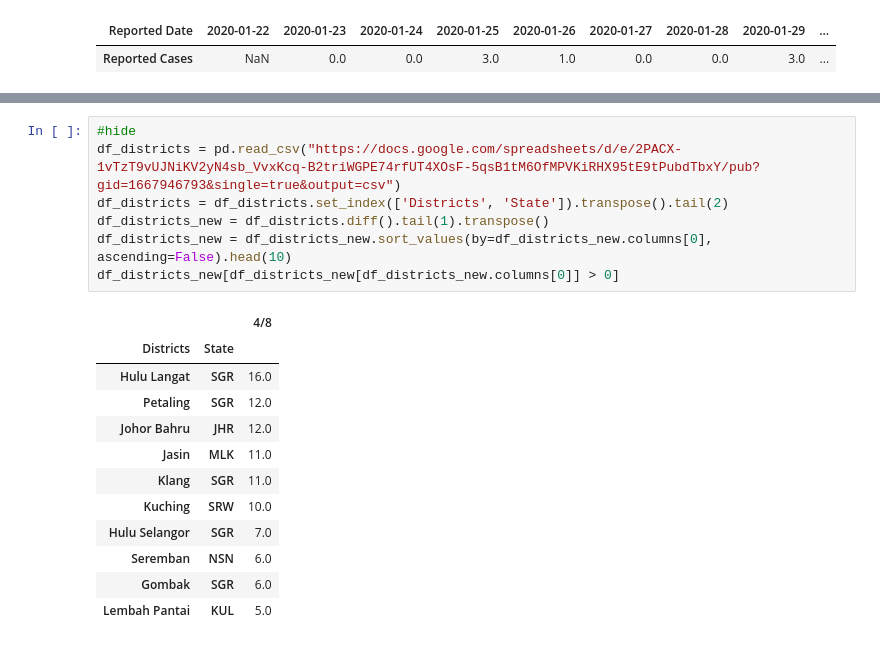
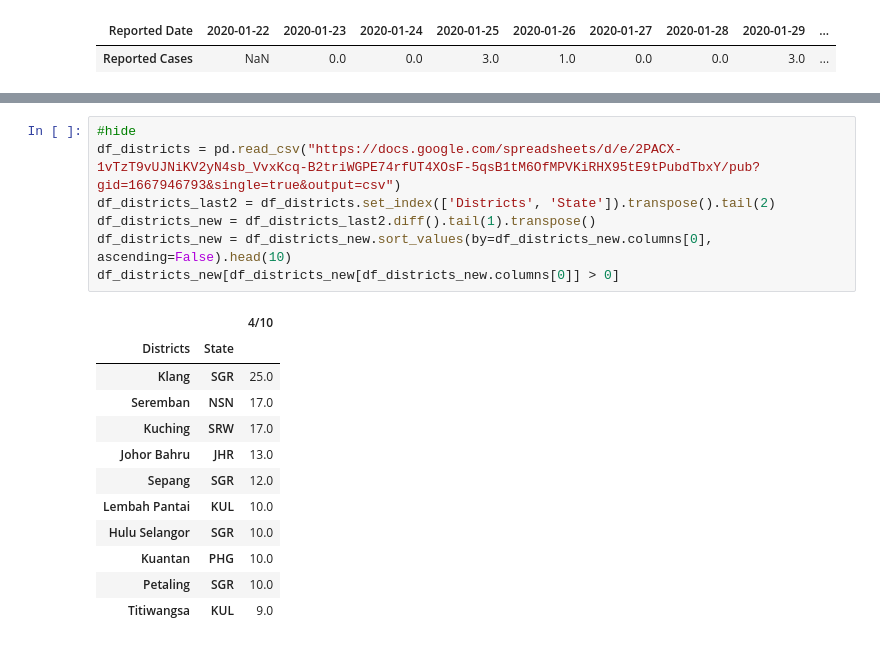
Before and after one commit to holamedia/covid19, a Jupyter notebook: _notebooks/2020-04-07-Cases-in-Malaysia.ipynb, the cells around one changed output, grey strips where cells are left out. Cells and saved outputs as stored; diff of their text form.

```diff
--- a/_notebooks/2020-04-07-Cases-in-Malaysia.ipynb
+++ b/_notebooks/2020-04-07-Cases-in-Malaysia.ipynb
@@ -185,20 +189,20 @@ dtype: int64
 # %%
 #hide
 df_districts = pd.read_csv("https://docs.google.com/spreadsheets/d/e/2PACX-1vTzT9vUJNiKV2yN4sb_VvxKcq-B2triWGPE74rfUT4XOsF-5qsB1tM6OfMPVKiRHX95tE9tPubdTbxY/pub?gid=1667946793&single=true&output=csv")
-df_districts = df_districts.set_index(['Districts', 'State']).transpose().tail(2)
-df_districts_new = df_districts.diff().tail(1).transpose()
+df_districts_last2 = df_districts.set_index(['Districts', 'State']).transpose().tail(2)
+df_districts_new = df_districts_last2.diff().tail(1).transpose()
 df_districts_new = df_districts_new.sort_values(by=df_districts_new.columns[0], ascending=False).head(10)
 df_districts_new[df_districts_new[df_districts_new.columns[0]] > 0]
 # %% [output]
-|  |  | 4/8 |
+|  |  | 4/10 |
 | Districts | State |  |
-| Hulu Langat | SGR | 16.0 |
-| Petaling | SGR | 12.0 |
-| Johor Bahru | JHR | 12.0 |
-| Jasin | MLK | 11.0 |
-| Klang | SGR | 11.0 |
-| Kuching | SRW | 10.0 |
-| Hulu Selangor | SGR | 7.0 |
-| Seremban | NSN | 6.0 |
-| Gombak | SGR | 6.0 |
-| Lembah Pantai | KUL | 5.0 |
+| Klang | SGR | 25.0 |
+| Seremban | NSN | 17.0 |
+| Kuching | SRW | 17.0 |
+| Johor Bahru | JHR | 13.0 |
+| Sepang | SGR | 12.0 |
+| Lembah Pantai | KUL | 10.0 |
+| Hulu Selangor | SGR | 10.0 |
+| Kuantan | PHG | 10.0 |
+| Petaling | SGR | 10.0 |
+| Titiwangsa | KUL | 9.0 |
```
Also changed, not shown: parts of 5 cells of this notebook.
